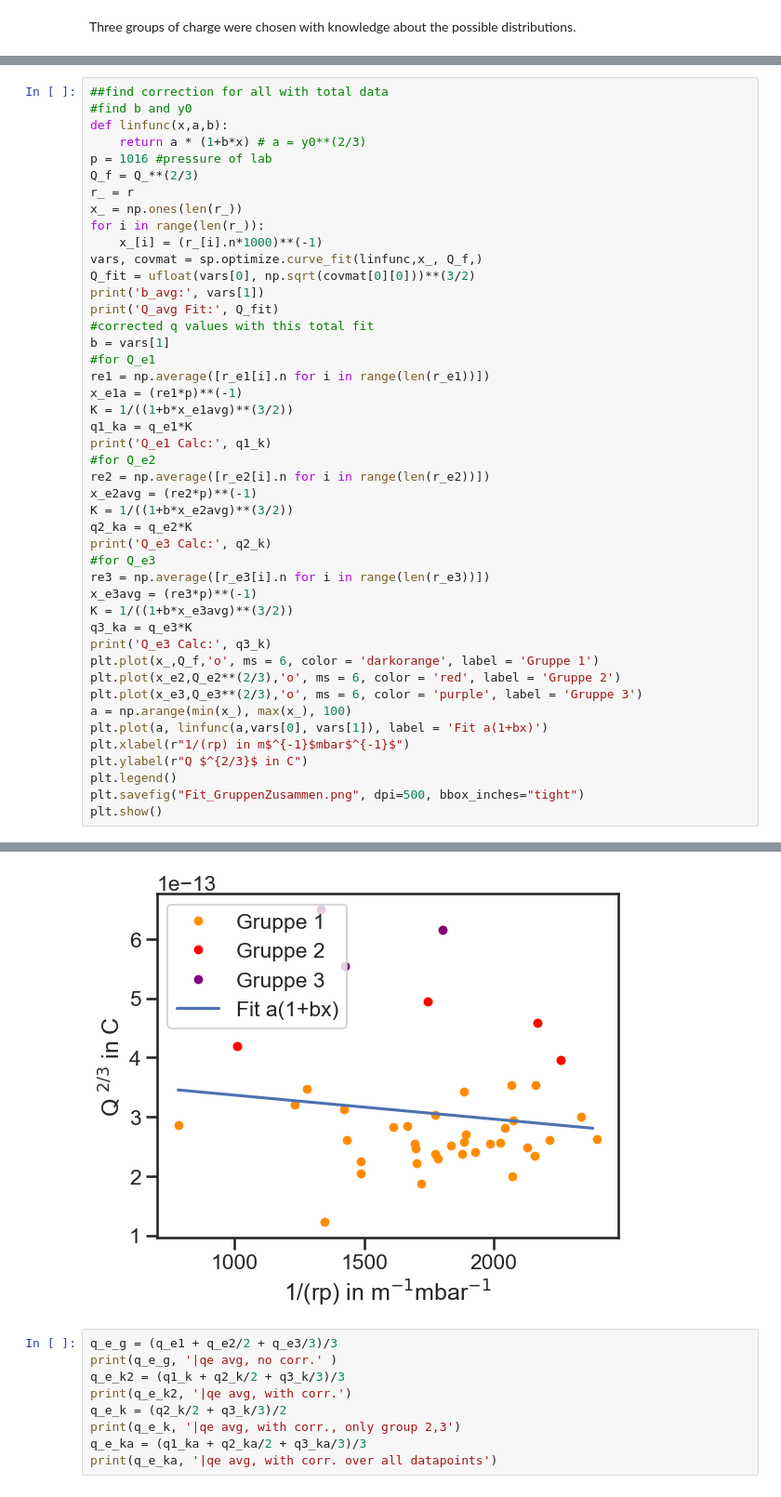
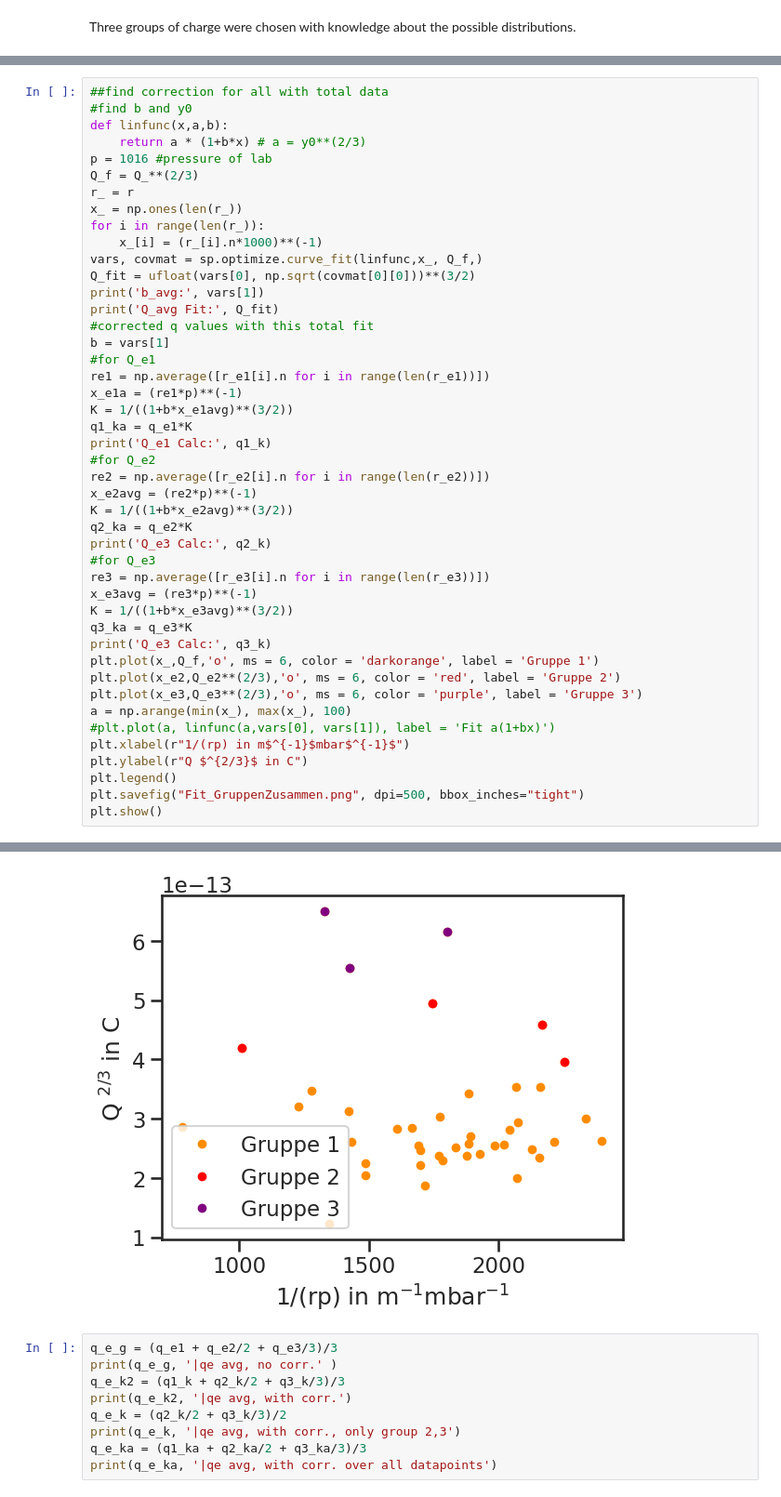
Before and after one commit to KemalOenen/Grundpraktikum2_Gruppe1_SS23, a Jupyter notebook: Versuch8/Milikan.ipynb, the cells around one changed output, grey strips where cells are left out. Shown: that part at 93% size. Cells and saved outputs as stored; diff of their text form.

```diff
--- a/Versuch8/Milikan.ipynb
+++ b/Versuch8/Milikan.ipynb
@@ -386,7 +386,7 @@ plt.plot(x_,Q_f,'o', ms = 6, color = 'darkorange', label = 'Gruppe 1')
 plt.plot(x_e2,Q_e2**(2/3),'o', ms = 6, color = 'red', label = 'Gruppe 2')
 plt.plot(x_e3,Q_e3**(2/3),'o', ms = 6, color = 'purple', label = 'Gruppe 3')
 a = np.arange(min(x_), max(x_), 100)
-plt.plot(a, linfunc(a,vars[0], vars[1]), label = 'Fit a(1+bx)')
+#plt.plot(a, linfunc(a,vars[0], vars[1]), label = 'Fit a(1+bx)')
 plt.xlabel(r"1/(rp) in m$^{-1}$mbar$^{-1}$")
 plt.ylabel(r"Q $^{2/3}$ in C")
 plt.legend()
@@ -397,8 +397,8 @@ b_avg: -0.0001072388510763104
 Q_avg Fit: (2.3+/-0.8)e-19
 Q_e1 Calc: (1.25+/-0.34)e-19
 Q_e3 Calc: (3.0+/-0.4)e-19
 Q_e3 Calc: (4.8+/-0.5)e-19
-[figure, old version]
+[figure, new version]
 # %%
 q_e_g = (q_e1 + q_e2/2 + q_e3/3)/3
 print(q_e_g, '|qe avg, no corr.' )
```
Also changed, not shown: parts of 9 cells of this notebook, 1 other file.
